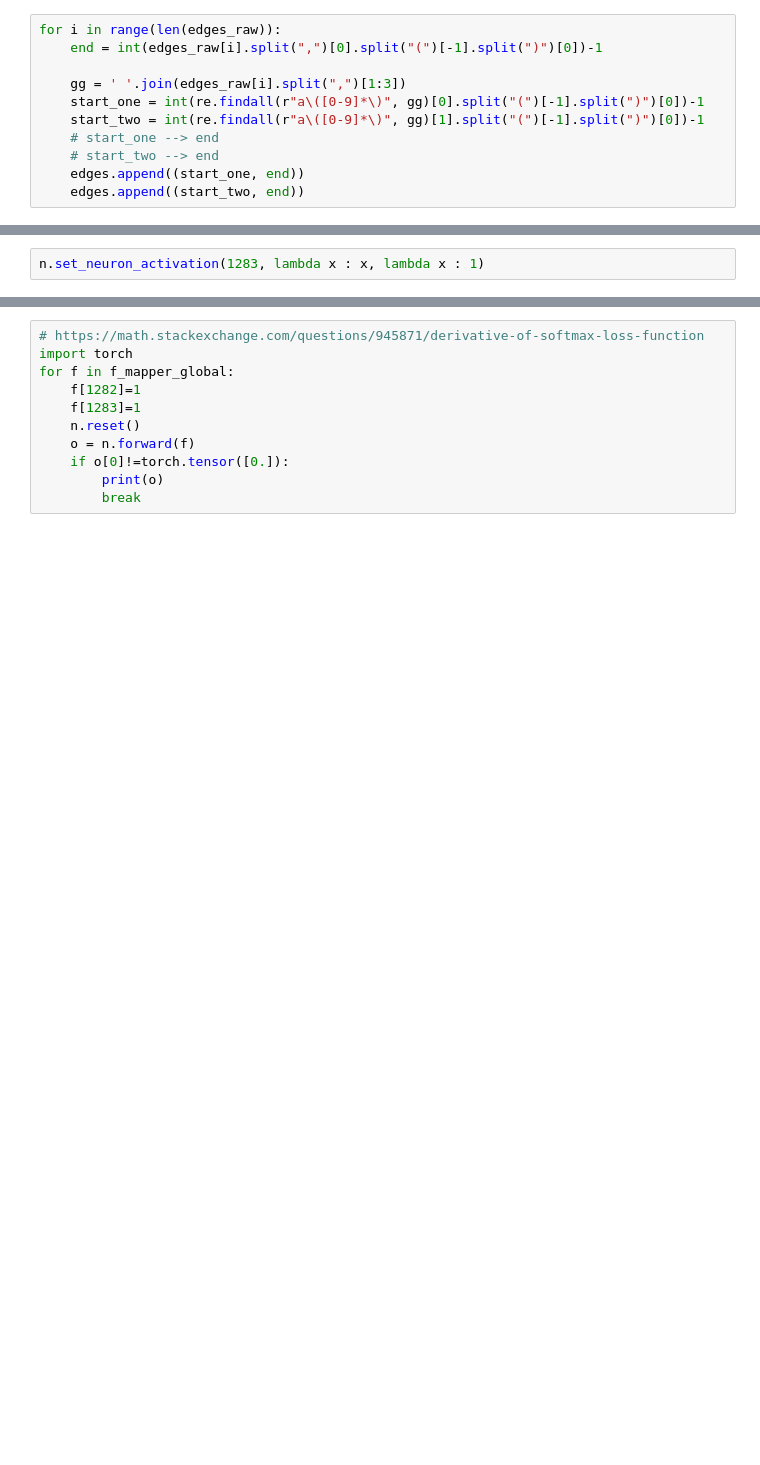
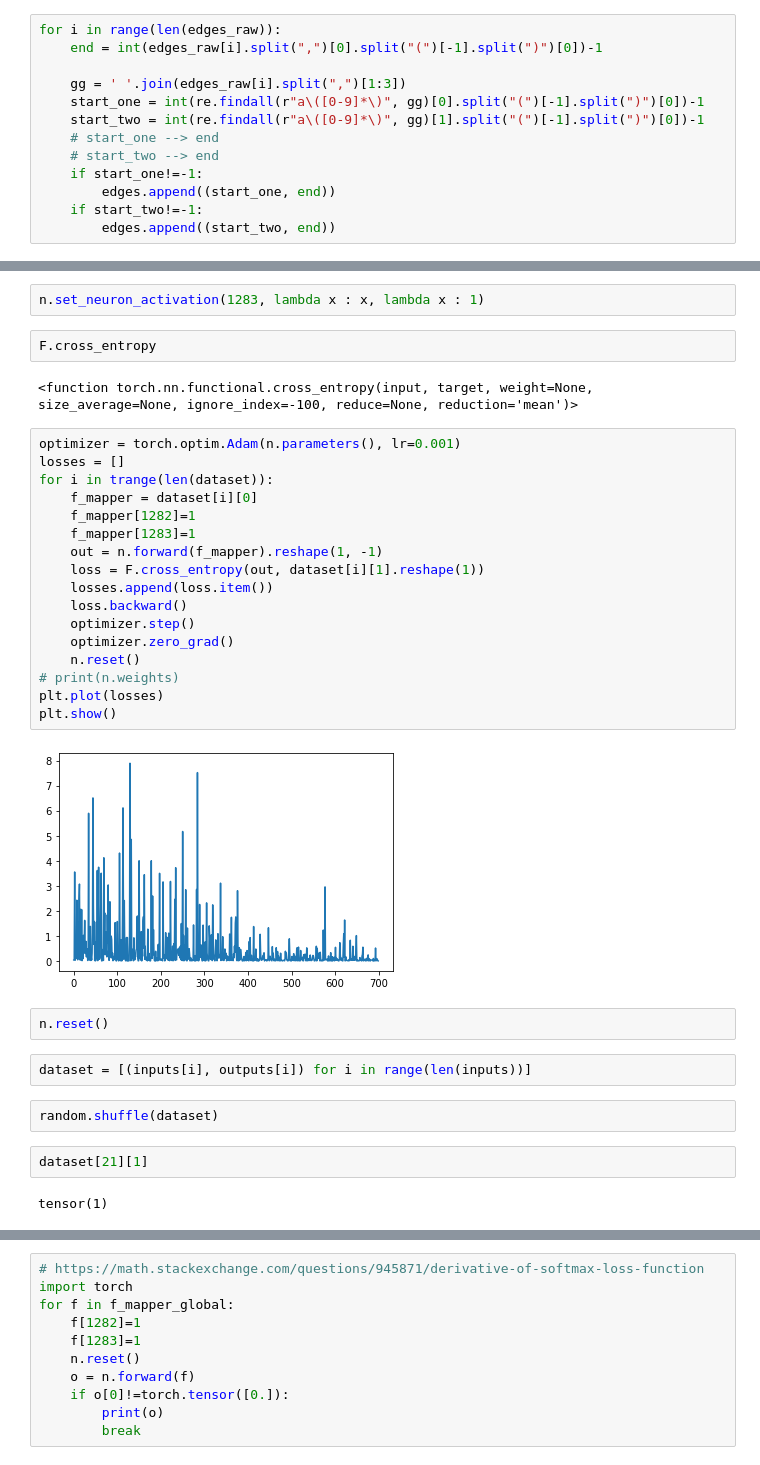
Before and after one commit to Devanshu24/crm, a Jupyter notebook: train.ipynb, the cells around one changed output, grey strips where cells are left out. Saved outputs shown, nothing was run; the diff lists cells and outputs as text; blank space fills up the shorter version.

```diff
--- a/train.ipynb
+++ b/train.ipynb
@@ -44,5 +58,7 @@ for i in range(len(edges_raw)):
     start_two = int(re.findall(r"a\([0-9]*\)", gg)[1].split("(")[-1].split(")")[0])-1
     # start_one --> end
     # start_two --> end
-    edges.append((start_one, end))
-    edges.append((start_two, end))
+    if start_one!=-1:
+        edges.append((start_one, end))
+    if start_two!=-1:
+        edges.append((start_two, end))
@@ -135,3 +142,36 @@ n = Network(num_neurons, adj_list)
 n.set_neuron_activation(1282, lambda x : x, lambda x : 1)
 # %%
 n.set_neuron_activation(1283, lambda x : x, lambda x : 1)
+# %%
+F.cross_entropy
+# %% [output]
+<function torch.nn.functional.cross_entropy(input, target, weight=None, size_average=None, ignore_index=-100, reduce=None, reduction='mean')>
+# %%
+optimizer = torch.optim.Adam(n.parameters(), lr=0.001)
+losses = []
+for i in trange(len(dataset)):
+    f_mapper = dataset[i][0]
+    f_mapper[1282]=1
+    f_mapper[1283]=1
+    out = n.forward(f_mapper).reshape(1, -1)
+    loss = F.cross_entropy(out, dataset[i][1].reshape(1))
+    losses.append(loss.item())
+    loss.backward()
+    optimizer.step()
+    optimizer.zero_grad()
+    n.reset()
+# print(n.weights)
+plt.plot(losses)
+plt.show()
+# %% [output]
+[figure, added]
+# %%
+n.reset()
+# %%
+dataset = [(inputs[i], outputs[i]) for i in range(len(inputs))]
+# %%
+random.shuffle(dataset)
+# %%
+dataset[21][1]
+# %% [output]
+tensor(1)
```
Also changed, not shown: parts of 19 cells of this notebook.
